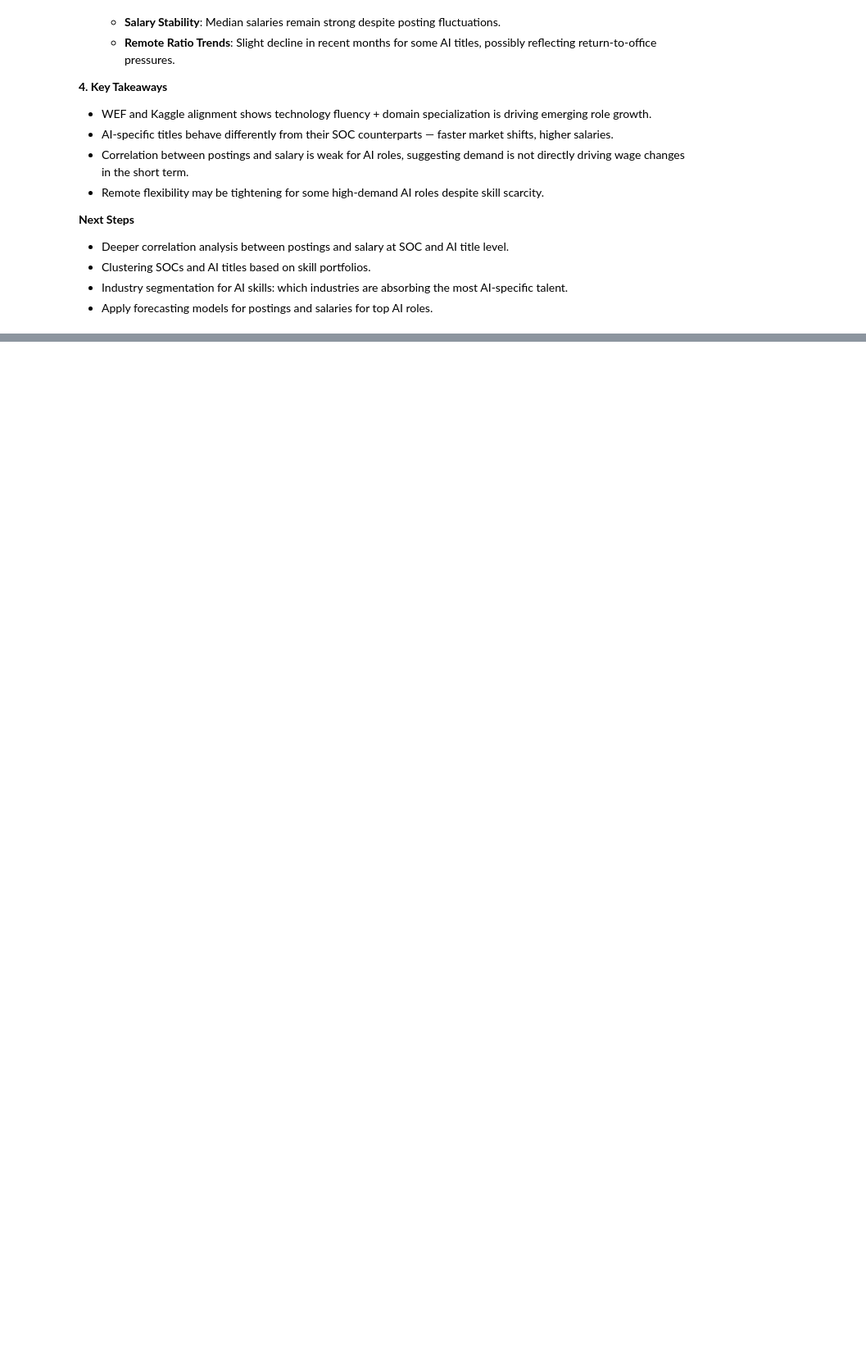
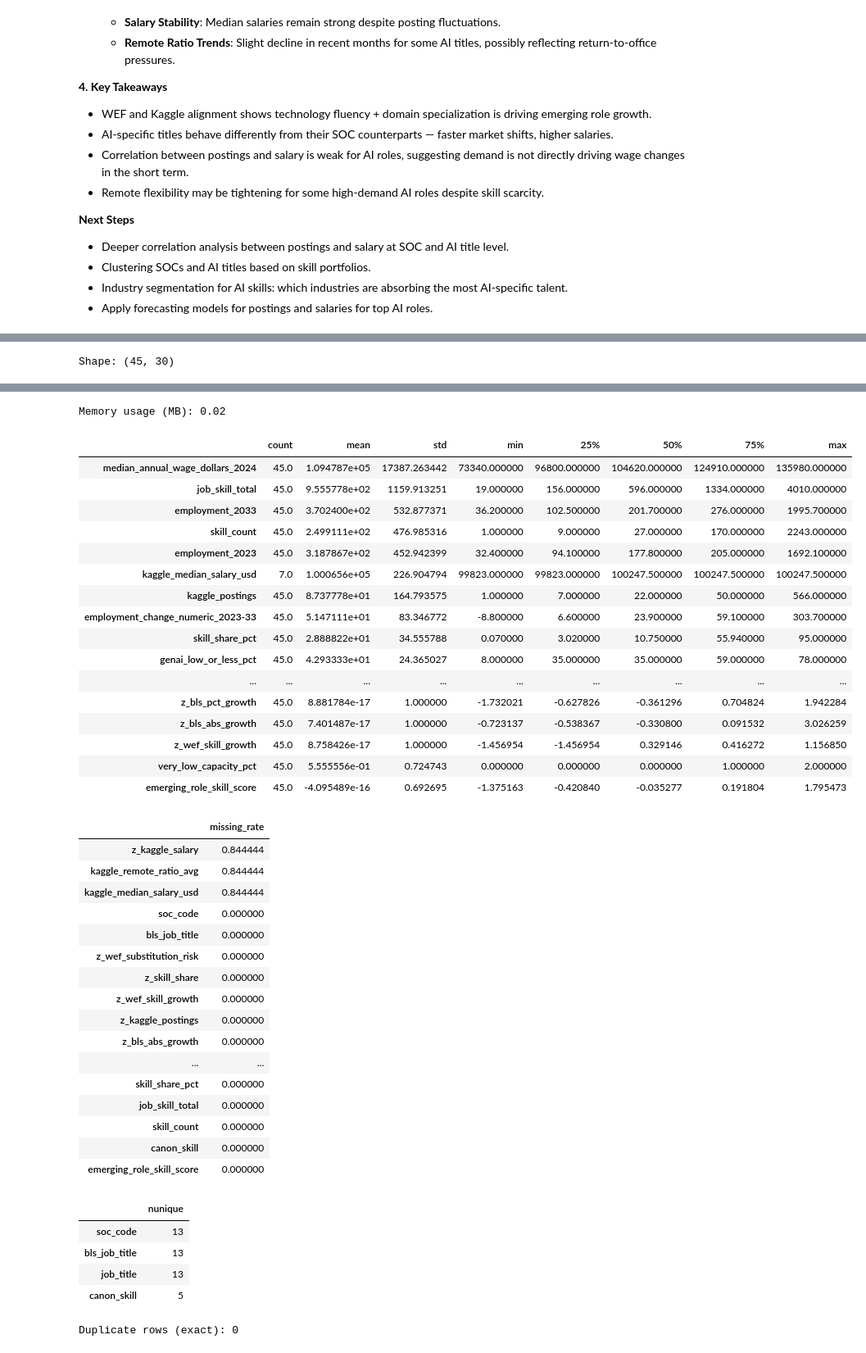
Before and after one commit to JenniferClark/SpringBoardProjects, a Jupyter notebook: Tech Career Growth/tech_career_growth_recom_forecaster_insight.ipynb, the cells around one changed output, grey strips where cells are left out. Shown at 82% size. Cells and saved outputs as stored; diff of their text form; code cells hidden in the pictures; blank space fills up the shorter version.

```diff
--- a/Tech Career Growth/tech_career_growth_recom_forecaster_insight.ipynb
+++ b/Tech Career Growth/tech_career_growth_recom_forecaster_insight.ipynb
@@ -583,0 +674,30 @@ plot_ai_market_overview(window=2)
+# %%
+print("Shape:", df.shape)
+display(df.head(5))
+
+# Dtypes and memory
+display(df.dtypes.to_frame("dtype"))
+print("Memory usage (MB):", round(df.memory_usage(deep=True).sum() / 1e6, 2))
+
+# Numeric summary
+num_cols = df.select_dtypes(include=np.number).columns.tolist()
+desc = df[num_cols].describe().T.sort_values("std", ascending=False)
+display(desc)
+desc.to_csv(f"{OUT_DIR}/numeric_summary.csv")
+
+# Missingness
+missing = df.isna().mean().sort_values(ascending=False)
+display(missing.to_frame("missing_rate"))
+missing.to_csv(f"{OUT_DIR}/missingness.csv")
+
+# Cardinality of categoricals
+cat_cols = [c for c in df.columns if df[c].dtype == 'object']
+card = pd.Series({c: df[c].nunique(dropna=True) for c in cat_cols}).sort_values(ascending=False)
+display(card.to_frame("nunique"))
+card.to_csv(f"{OUT_DIR}/categorical_cardinality.csv")
+
+# Duplicate rows (exact matches)
+dupe_count = df.duplicated().sum()
+print(f"Duplicate rows (exact): {dupe_count}")
+# %% [output]
+Shape: (45, 30)
@@ -583,0 +727,41 @@ plot_ai_market_overview(window=2)
+Memory usage (MB): 0.02
+|  | count | mean | std | min | 25% | 50% | 75% | max |
+| median_annual_wage_dollars_2024 | 45.0 | 1.094787e+05 | 17387.263442 | 73340.000000 | 96800.000000 | 104620.000000 | 124910.000000 | 135980.000000 |
+| job_skill_total | 45.0 | 9.555778e+02 | 1159.913251 | 19.000000 | 156.000000 | 596.000000 | 1334.000000 | 4010.000000 |
+| employment_2033 | 45.0 | 3.702400e+02 | 532.877371 | 36.200000 | 102.500000 | 201.700000 | 276.000000 | 1995.700000 |
+| skill_count | 45.0 | 2.499111e+02 | 476.985316 | 1.000000 | 9.000000 | 27.000000 | 170.000000 | 2243.000000 |
+| employment_2023 | 45.0 | 3.187867e+02 | 452.942399 | 32.400000 | 94.100000 | 177.800000 | 205.000000 | 1692.100000 |
+| kaggle_median_salary_usd | 7.0 | 1.000656e+05 | 226.904794 | 99823.000000 | 99823.000000 | 100247.500000 | 100247.500000 | 100247.500000 |
+| kaggle_postings | 45.0 | 8.737778e+01 | 164.793575 | 1.000000 | 7.000000 | 22.000000 | 50.000000 | 566.000000 |
+| employment_change_numeric_2023-33 | 45.0 | 5.147111e+01 | 83.346772 | -8.800000 | 6.600000 | 23.900000 | 59.100000 | 303.700000 |
+| skill_share_pct | 45.0 | 2.888822e+01 | 34.555788 | 0.070000 | 3.020000 | 10.750000 | 55.940000 | 95.000000 |
+| genai_low_or_less_pct | 45.0 | 4.293333e+01 | 24.365027 | 8.000000 | 35.000000 | 35.000000 | 59.000000 | 78.000000 |
+| ... | ... | ... | ... | ... | ... | ... | ... | ... |
+| z_bls_pct_growth | 45.0 | 8.881784e-17 | 1.000000 | -1.732021 | -0.627826 | -0.361296 | 0.704824 | 1.942284 |
+| z_bls_abs_growth | 45.0 | 7.401487e-17 | 1.000000 | -0.723137 | -0.538367 | -0.330800 | 0.091532 | 3.026259 |
+| z_wef_skill_growth | 45.0 | 8.758426e-17 | 1.000000 | -1.456954 | -1.456954 | 0.329146 | 0.416272 | 1.156850 |
+| very_low_capacity_pct | 45.0 | 5.555556e-01 | 0.724743 | 0.000000 | 0.000000 | 0.000000 | 1.000000 | 2.000000 |
+| emerging_role_skill_score | 45.0 | -4.095489e-16 | 0.692695 | -1.375163 | -0.420840 | -0.035277 | 0.191804 | 1.795473 |
+|  | missing_rate |
+| z_kaggle_salary | 0.844444 |
+| kaggle_remote_ratio_avg | 0.844444 |
+| kaggle_median_salary_usd | 0.844444 |
+| soc_code | 0.000000 |
+| bls_job_title | 0.000000 |
+| z_wef_substitution_risk | 0.000000 |
+| z_skill_share | 0.000000 |
+| z_wef_skill_growth | 0.000000 |
+| z_kaggle_postings | 0.000000 |
+| z_bls_abs_growth | 0.000000 |
+| ... | ... |
+| skill_share_pct | 0.000000 |
+| job_skill_total | 0.000000 |
+| skill_count | 0.000000 |
+| canon_skill | 0.000000 |
+| emerging_role_skill_score | 0.000000 |
+|  | nunique |
+| soc_code | 13 |
+| bls_job_title | 13 |
+| job_title | 13 |
+| canon_skill | 5 |
+Duplicate rows (exact): 0
```
Also changed, not shown: parts of 23 cells of this notebook.
